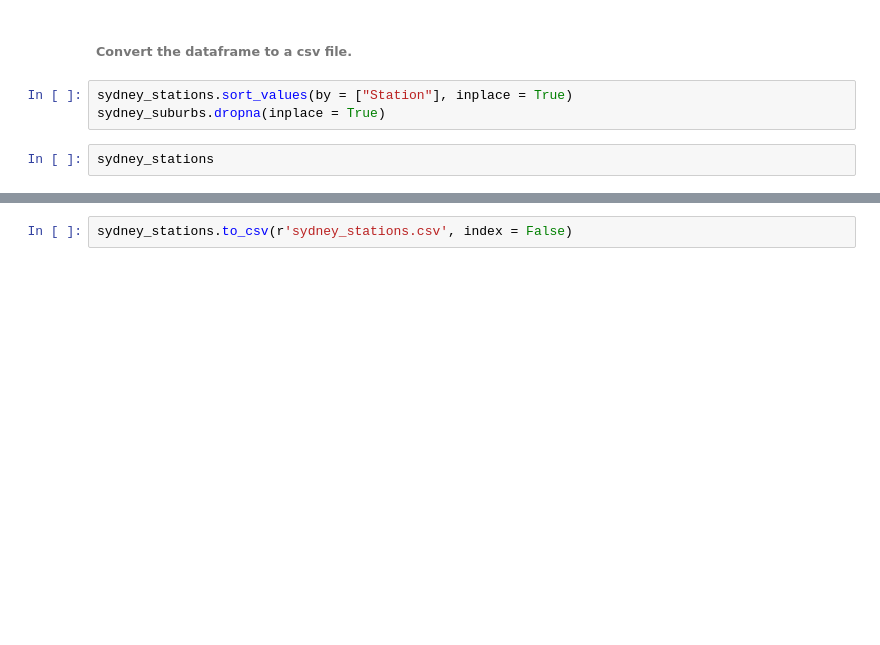
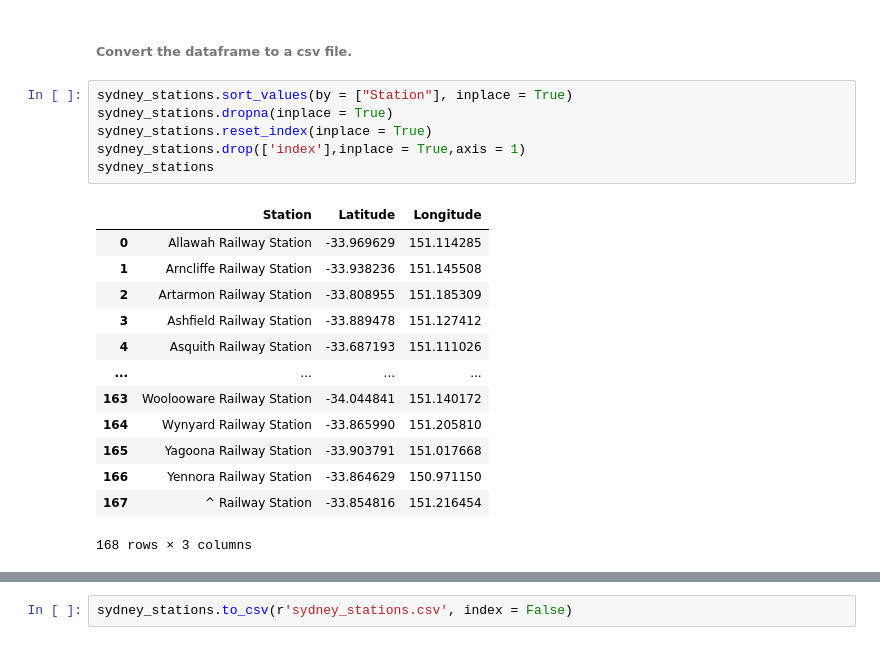
Before and after one commit to surya-soujanya/Coursera_Capstone, a Jupyter notebook: Stations_Scraping.ipynb, the cells around one changed output, grey strips where cells are left out. Cells and saved outputs as stored; diff of their text form; blank space fills up the shorter version.

```diff
--- a/Stations_Scraping.ipynb
+++ b/Stations_Scraping.ipynb
@@ -220,6 +234,21 @@ sydney_stations
 ###### Convert the dataframe to a csv file.
 # %%
 sydney_stations.sort_values(by = ["Station"], inplace = True)
-sydney_suburbs.dropna(inplace = True)
+sydney_stations.dropna(inplace = True)
+sydney_stations.reset_index(inplace = True)
+sydney_stations.drop(['index'],inplace = True,axis = 1)
+sydney_stations
+# %% [output]
+|  | Station | Latitude | Longitude |
+| 0 | Allawah Railway Station | -33.969629 | 151.114285 |
+| 1 | Arncliffe Railway Station | -33.938236 | 151.145508 |
+| 2 | Artarmon Railway Station | -33.808955 | 151.185309 |
+| 3 | Ashfield Railway Station | -33.889478 | 151.127412 |
+| 4 | Asquith Railway Station | -33.687193 | 151.111026 |
+| ... | ... | ... | ... |
+| 163 | Woolooware Railway Station | -34.044841 | 151.140172 |
+| 164 | Wynyard Railway Station | -33.865990 | 151.205810 |
+| 165 | Yagoona Railway Station | -33.903791 | 151.017668 |
+| 166 | Yennora Railway Station | -33.864629 | 150.971150 |
+| 167 | ^ Railway Station | -33.854816 | 151.216454 |
+168 rows × 3 columns
-# %%
-sydney_stations
```
Also changed, not shown: parts of 2 cells of this notebook, 3 other files.
